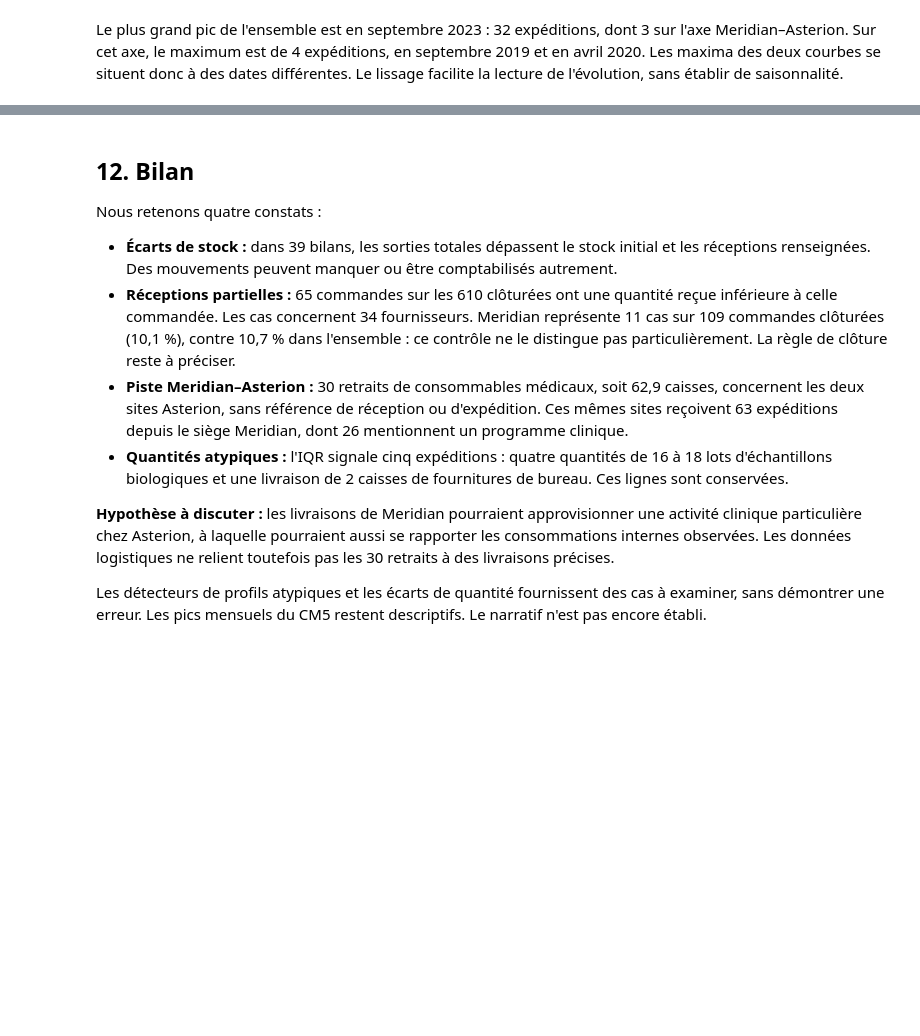
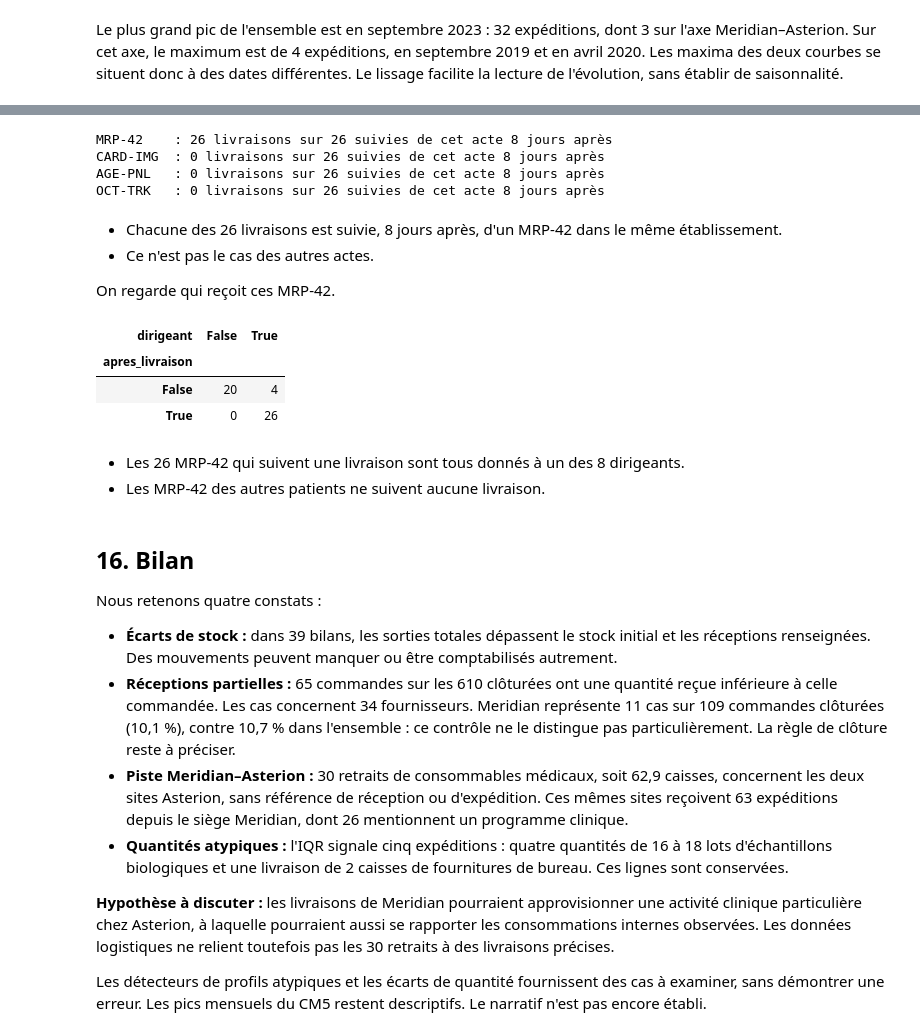
Before and after one commit to a-t-richard/20262027-UE-DataMining-Project, a Jupyter notebook: 04_logistics_analyse.ipynb, the cells around one changed output, grey strips where cells are left out. Cells and saved outputs as stored; diff of their text form; code cells hidden in the pictures; blank space fills up the shorter version.

Commit message:
Logistique : suite de l'analyse et bilan ; pistes : récit de l'enquête et hypothèses

```diff
--- a/04_logistics_analyse.ipynb
+++ b/04_logistics_analyse.ipynb
@@ -987,5 +1110,42 @@ Le plus grand pic de l'ensemble est en septembre 2023 : 32 expéditions, dont 3
+# %%
+actes = pd.read_csv("data_clean/health/clinical_procedures.csv", parse_dates=["performed_time"])
+actes["site"] = actes["performing_facility_license"].map({"FAC-AVL-201": "FCL-1007", "FAC-VLN-101": "FCL-1010"})
+cliniques = exp[exp["declared_purpose"] == "temperature-controlled clinical programme delivery"]
+
+# Pour chaque livraison : y a-t-il un acte dans le même établissement exactement 8 jours après ?
+for code_acte in ["MRP-42", "CARD-IMG", "AGE-PNL", "OCT-TRK"]:
+    a = actes[actes["procedure_code"] == code_acte]
+    suivies = sum(((a["site"] == l.destination_facility_code)
+                   & (a["performed_time"].dt.normalize() == (l.dispatch_time + pd.Timedelta(days=8)).normalize())).any()
+                  for l in cliniques.itertuples())
+    print(f"{code_acte:9s} : {suivies} livraisons sur {len(cliniques)} suivies de cet acte 8 jours après")
+# %% [output]
+MRP-42    : 26 livraisons sur 26 suivies de cet acte 8 jours après
+CARD-IMG  : 0 livraisons sur 26 suivies de cet acte 8 jours après
+AGE-PNL   : 0 livraisons sur 26 suivies de cet acte 8 jours après
+OCT-TRK   : 0 livraisons sur 26 suivies de cet acte 8 jours après
+# %% [markdown]
+- Chacune des 26 livraisons est suivie, 8 jours après, d'un MRP-42 dans le même établissement.
+- Ce n'est pas le cas des autres actes.
+
+On regarde qui reçoit ces MRP-42.
+# %%
+reperes = pd.read_csv("resultats/patients_reperes.csv")
+mrp = actes[actes["procedure_code"] == "MRP-42"].copy()
+dates = set(zip(cliniques["destination_facility_code"], (cliniques["dispatch_time"] + pd.Timedelta(days=8)).dt.normalize()))
+mrp["apres_livraison"] = [(s, d) in dates for s, d in zip(mrp["site"], mrp["performed_time"].dt.normalize())]
+mrp["dirigeant"] = mrp["patient_number"].isin(reperes[reperes["groupe"] == "MRP-42 répété"]["patient_number"])
+pd.crosstab(mrp["apres_livraison"], mrp["dirigeant"])
+# %% [output]
+| dirigeant | False | True |
+| apres_livraison |  |  |
+| False | 20 | 4 |
+| True | 0 | 26 |
+# %% [markdown]
+- Les 26 MRP-42 qui suivent une livraison sont tous donnés à un des 8 dirigeants.
+- Les MRP-42 des autres patients ne suivent aucune livraison.
 # %% [markdown]
-## 12. Bilan
+## 16. Bilan
 
 Nous retenons quatre constats :
 
```
Also changed, not shown: parts of 24 cells of this notebook, 1 other file.
